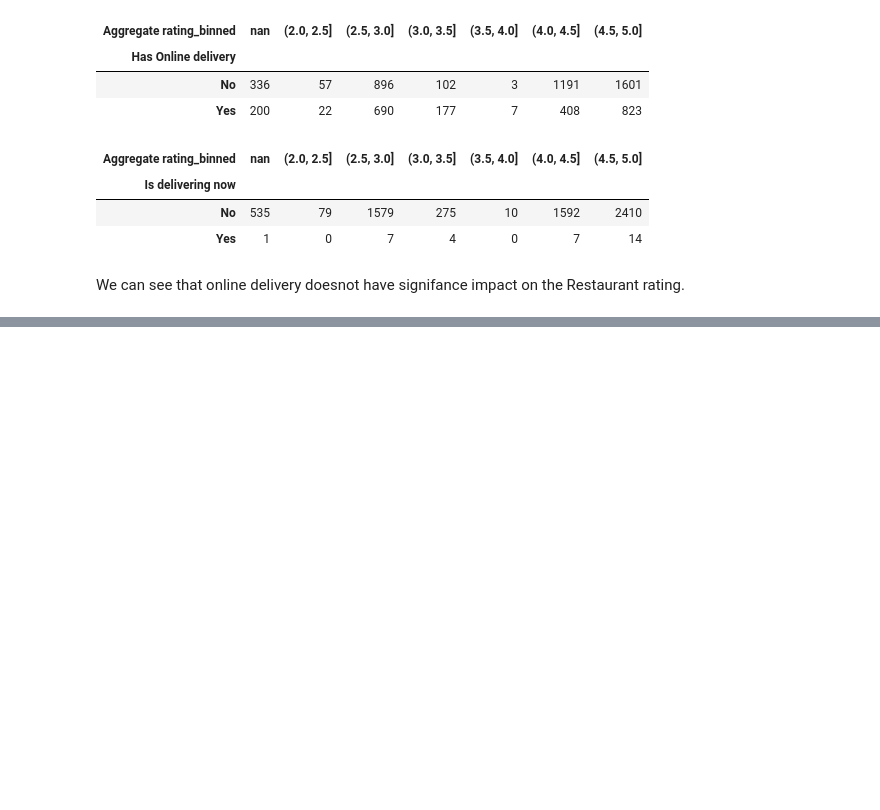
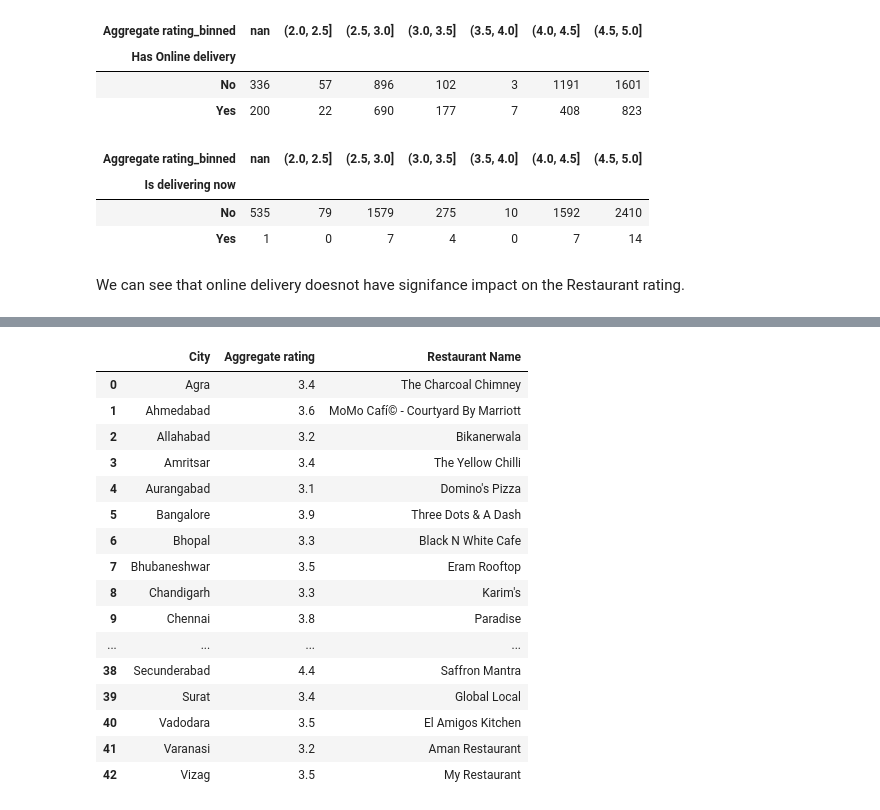
Before and after one commit to moumitagorain/Zomato_EDA, a Jupyter notebook: Zomato EDA.ipynb, the cells around one changed output, grey strips where cells are left out. Drawn from its saved outputs; the diff is of its cells as text; code cells hidden in the pictures; blank space fills up the shorter version.

```diff
--- a/Zomato EDA.ipynb
+++ b/Zomato EDA.ipynb
@@ -226,0 +248,21 @@ We can see that online delivery doesnot have signifance impact on the Restaurant
+# %%
+zomato_India_rating_lowest_sorted=zomato_India.sort_values('Aggregate rating', ascending=True).groupby(by=['City'],as_index=False).first()
+zomato_India_rating_lowest_sorted[['City','Aggregate rating','Restaurant Name']]
+# %% [output]
+|  | City | Aggregate rating | Restaurant Name |
+| 0 | Agra | 3.4 | The Charcoal Chimney |
+| 1 | Ahmedabad | 3.6 | MoMo Cafí© - Courtyard By Marriott |
+| 2 | Allahabad | 3.2 | Bikanerwala |
+| 3 | Amritsar | 3.4 | The Yellow Chilli |
+| 4 | Aurangabad | 3.1 | Domino's Pizza |
+| 5 | Bangalore | 3.9 | Three Dots & A Dash |
+| 6 | Bhopal | 3.3 | Black N White Cafe |
+| 7 | Bhubaneshwar | 3.5 | Eram Rooftop |
+| 8 | Chandigarh | 3.3 | Karim's |
+| 9 | Chennai | 3.8 | Paradise |
+| ... | ... | ... | ... |
+| 38 | Secunderabad | 4.4 | Saffron Mantra |
+| 39 | Surat | 3.4 | Global Local |
+| 40 | Vadodara | 3.5 | El Amigos Kitchen |
+| 41 | Varanasi | 3.2 | Aman Restaurant |
+| 42 | Vizag | 3.5 | My Restaurant |
```
Also changed, not shown: parts of 1 cell of this notebook.
